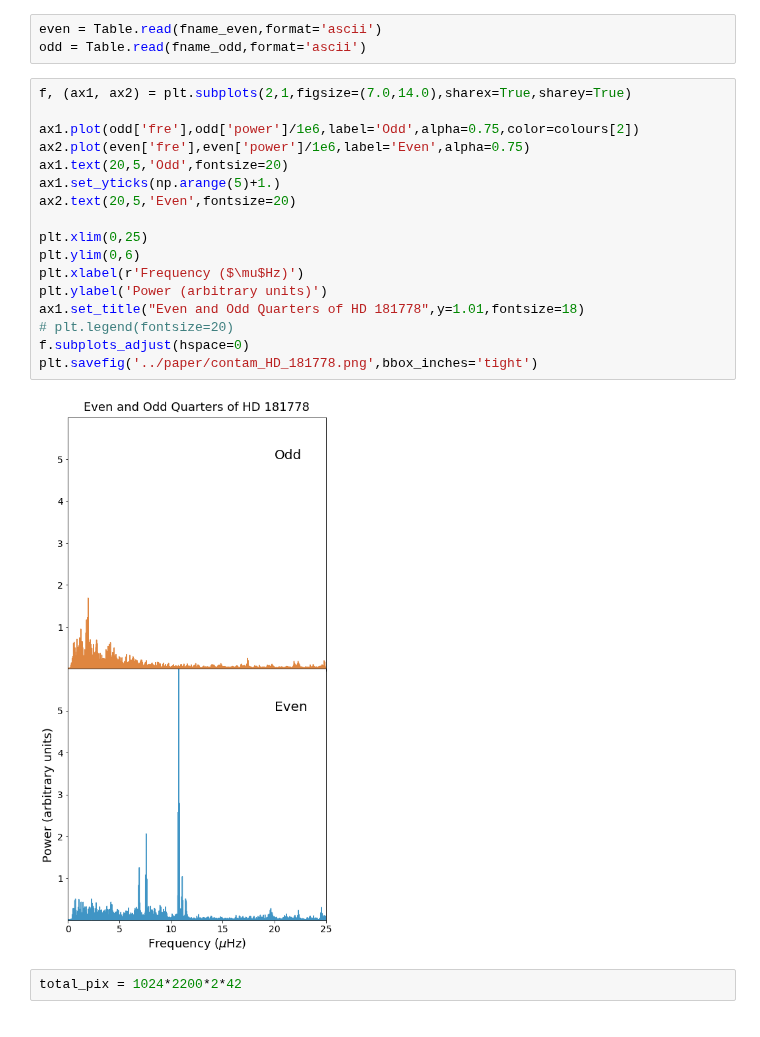
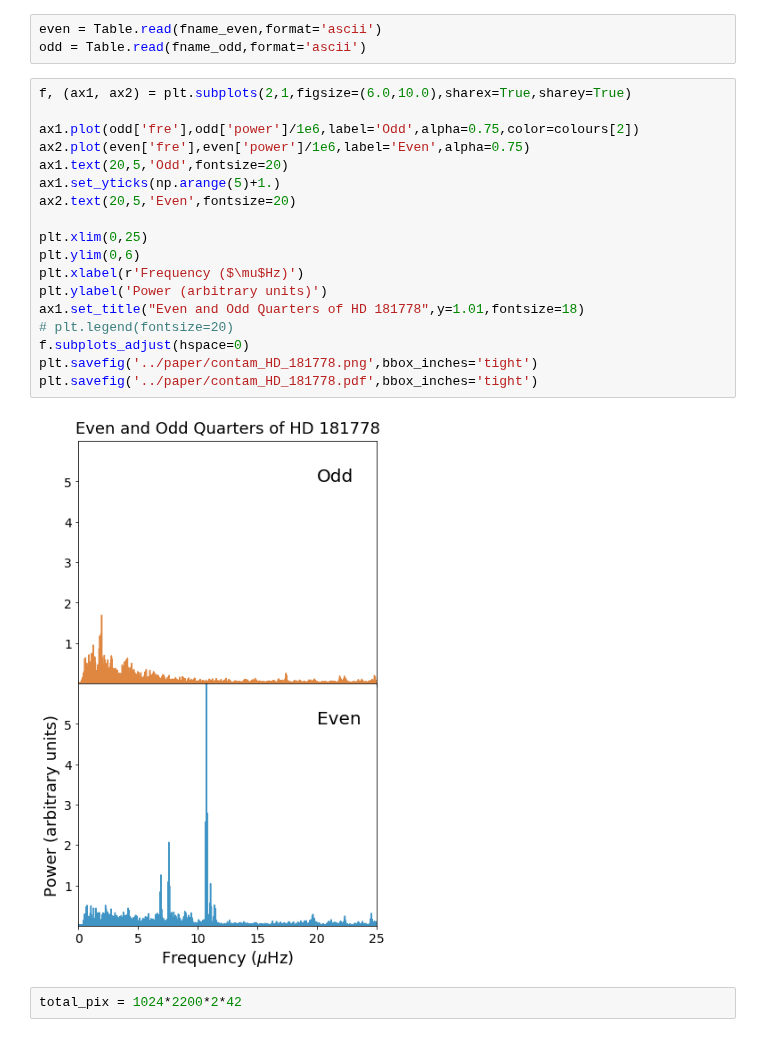
Before and after one commit to benjaminpope/smearcampaign, a Jupyter notebook: notebooks/contamination.ipynb, the cells around one changed output. Drawn from its saved outputs; the diff is of its cells as text.

```diff
--- a/notebooks/contamination.ipynb
+++ b/notebooks/contamination.ipynb
@@ -41,24 +41,25 @@ fname_odd = "../data/HD_181778/HD_181778_smear_combined.odd.clip.fft"
 even = Table.read(fname_even,format='ascii')
 odd = Table.read(fname_odd,format='ascii')
 # %%
-f, (ax1, ax2) = plt.subplots(2,1,figsize=(7.0,14.0),sharex=True,sharey=True)
+f, (ax1, ax2) = plt.subplots(2,1,figsize=(6.0,10.0),sharex=True,sharey=True)
 
 ax1.plot(odd['fre'],odd['power']/1e6,label='Odd',alpha=0.75,color=colours[2])
 ax2.plot(even['fre'],even['power']/1e6,label='Even',alpha=0.75)
 ax1.text(20,5,'Odd',fontsize=20)
 ax1.set_yticks(np.arange(5)+1.)
 ax2.text(20,5,'Even',fontsize=20)
 
 plt.xlim(0,25)
 plt.ylim(0,6)
 plt.xlabel(r'Frequency ($\mu$Hz)')
 plt.ylabel('Power (arbitrary units)')
 ax1.set_title("Even and Odd Quarters of HD 181778",y=1.01,fontsize=18)
 # plt.legend(fontsize=20)
 f.subplots_adjust(hspace=0)
 plt.savefig('../paper/contam_HD_181778.png',bbox_inches='tight')
+plt.savefig('../paper/contam_HD_181778.pdf',bbox_inches='tight')
 # %% [output]
-[figure, old version]
+[figure, new version]
 # %%
 total_pix = 1024*2200*2*42
 # %%
```
Also changed, not shown: parts of 4 cells of this notebook, 11 other files.
